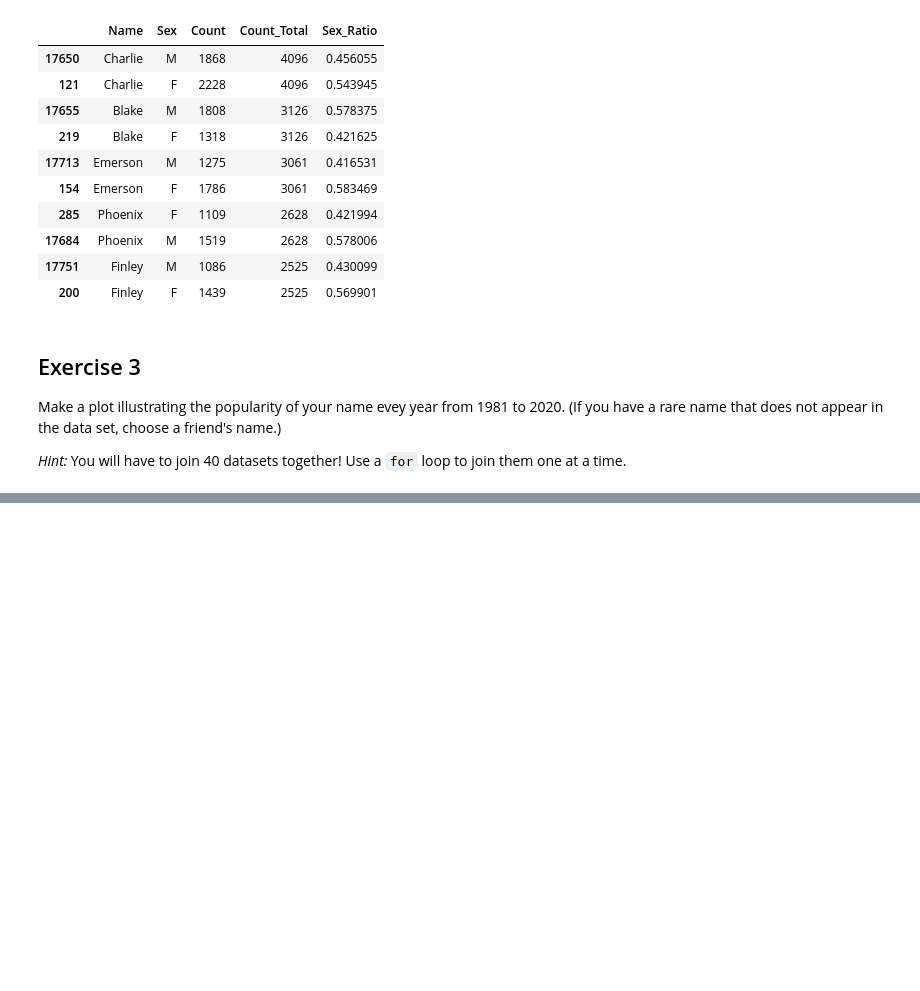
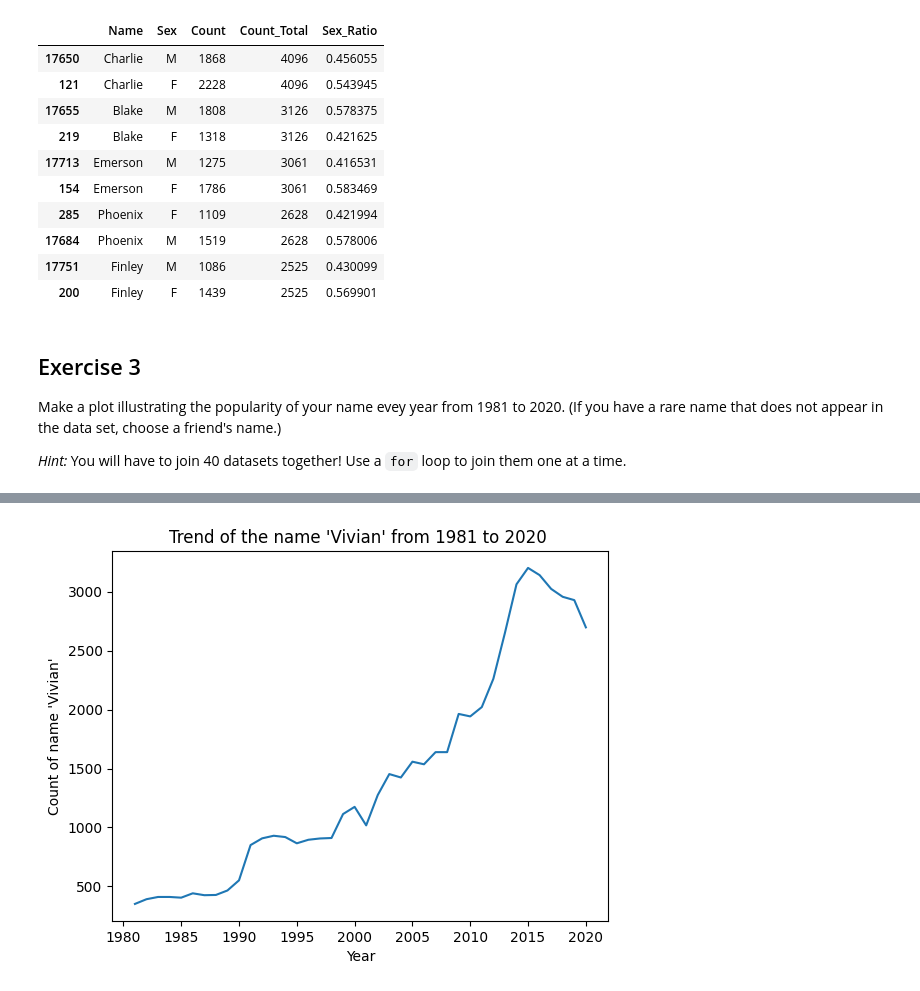
Before and after one commit to Elnya/DATASCI112, a Jupyter notebook: week8/8.2.baby-names.ipynb, the cells around one changed output, grey strips where cells are left out. Drawn from its saved outputs; the diff is of its cells as text; code cells hidden in the pictures; blank space fills up the shorter version.

```diff
--- a/week8/8.2.baby-names.ipynb
+++ b/week8/8.2.baby-names.ipynb
@@ -185,14 +185,16 @@ _Hint:_ You will have to join 40 datasets together! Use a `for` loop to join the
 starting_year = 1981
 ending_year = 2020
 
-df_vivian  =df_year = pd.read_csv(data_dir + f"yob{starting_year}.txt",
-                          header=None,
-                          names=["Name", "Sex", "Count"])
-for year in range(starting_year + 1, ending_year + 1):
-    df_year = pd.read_csv(data_dir + f"yob{year}.txt",
-                          header=None,
-                          names=["Name", "Sex", "Count"])
-    df_vivian = pd.merge(df_vivian, df_year, on="Name")
-    total_vivian = df_vivian["Count"].sum()
-    print(f"In {year}, there were {total_vivian} babies named Vivian.")
+df_vivian = pd.DataFrame()
+
+for year in range(starting_year, ending_year + 1):
+    df_vivian_year = pd.read_csv(data_dir + f"yob{year}.txt",
+                                header=None,
+                                names=["Name", "Sex", f"Count_{year}"])
+    if df_vivian.empty:
+        df_vivian = df_vivian_year[df_vivian_year["Name"] == "Vivian"]
+    else:
+        df_vivian = pd.merge(df_vivian, df_vivian_year[df_vivian_year["Name"] == "Vivian"], on=["Name", "Sex"], suffixes=("", f"_{year}"))
+
+df_vivian
 # %% [output]
@@ -215,0 +204,9 @@ In 2020, there were 2697 babies named Vivian.
+# %%
+# create dataframe for plotting
+df_vivian_trend = pd.DataFrame()
+
+# create a year and count column
+df_vivian_trend["Year"] = list(range(starting_year, ending_year + 1))
+df_vivian_trend["Count"] = df_vivian.drop(columns=["Name", "Sex"]).values.flatten()
+
+df_vivian_trend
@@ -215,0 +231,11 @@ In 2020, there were 2697 babies named Vivian.
+# %%
+import matplotlib.pyplot as plt
+
+# create a line plot
+plt.plot(df_vivian_trend["Year"], df_vivian_trend["Count"])
+plt.xlabel("Year")
+plt.ylabel("Count of name 'Vivian'")
+plt.title("Trend of the name 'Vivian' from 1981 to 2020 ")
+plt.show()
+# %% [output]
+[figure, added]
```
Also changed, not shown: parts of 2 cells of this notebook.
